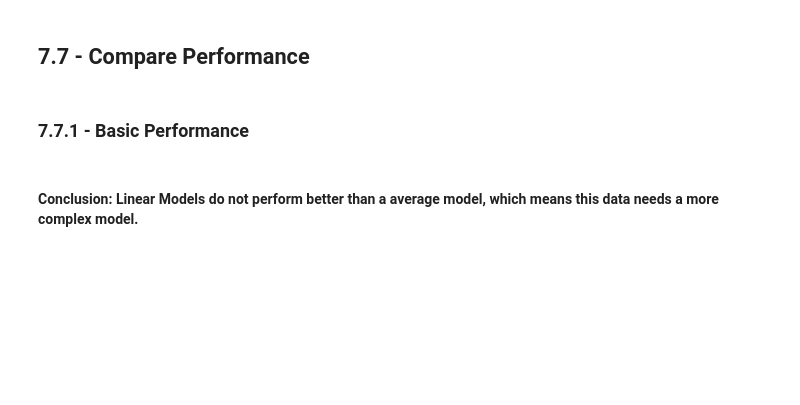
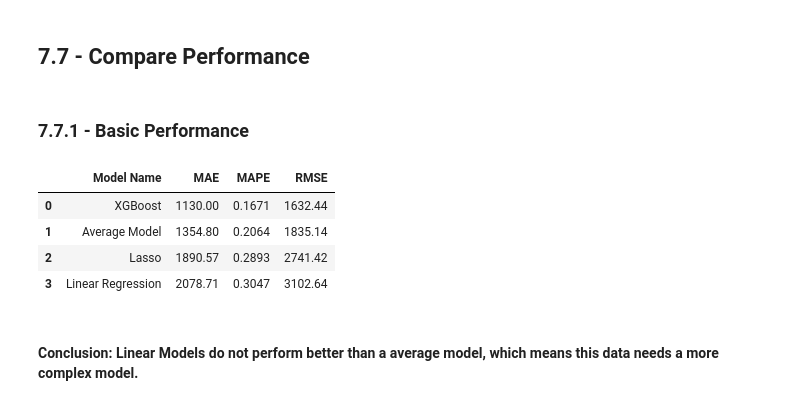
Before and after one commit to eliasbatistasouza/rossmann_sales, a Jupyter notebook: notebooks/001-EDA-ebs.ipynb, the cells around one changed output. Saved outputs shown, nothing was run; the diff lists cells and outputs as text; code cells hidden in the pictures; blank space fills up the shorter version.

```diff
--- a/notebooks/001-EDA-ebs.ipynb
+++ b/notebooks/001-EDA-ebs.ipynb
@@ -64,8 +64,7 @@ def rename_cols(dataframe):
     # Rename columns
     cols_old = list(dataframe)
     # Function from rename
-    snakecase = lambda x: inflection.underscore(x)
-    cols_new = list(map(snakecase, cols_old))
+    cols_new = list(map(lambda x: inflection.underscore(x), cols_old))
     # Renaming columns
     dataframe.columns = cols_new
 
@@ -145,6 +144,8 @@ def change_types(dataframe):
     ].astype(int)
     dataframe["promo2_since_week"] = dataframe["promo2_since_week"].astype(int)
     dataframe["promo2_since_year"] = dataframe["promo2_since_year"].astype(int)
+
+    dataframe["state_holiday"] = dataframe["state_holiday"].replace(0, "0")
 
     return dataframe
 
@@ -1484,16 +1793,22 @@ xgb_performance_cv
 # %%
 models_performance = pd.concat(
     [
         baseline_performace,
         lr_performance,
         lrr_performance,
-        rf_performance,
+        # rf_performance,
         xgb_performance,
     ]
 )
 models_performance.sort_values("RMSE", inplace=True)
 models_performance.reset_index(inplace=True, drop=True)
 models_performance
+# %% [output]
+|  | Model Name | MAE | MAPE | RMSE |
+| 0 | XGBoost | 1130.00 | 0.1671 | 1632.44 |
+| 1 | Average Model | 1354.80 | 0.2064 | 1835.14 |
+| 2 | Lasso | 1890.57 | 0.2893 | 2741.42 |
+| 3 | Linear Regression | 2078.71 | 0.3047 | 3102.64 |
 # %% [markdown]
 #### Conclusion: Linear Models do not perform better than a average model, which means this data needs a more complex model.
 # %%
```
Also changed, not shown: parts of 66 cells of this notebook, 8 other files.
